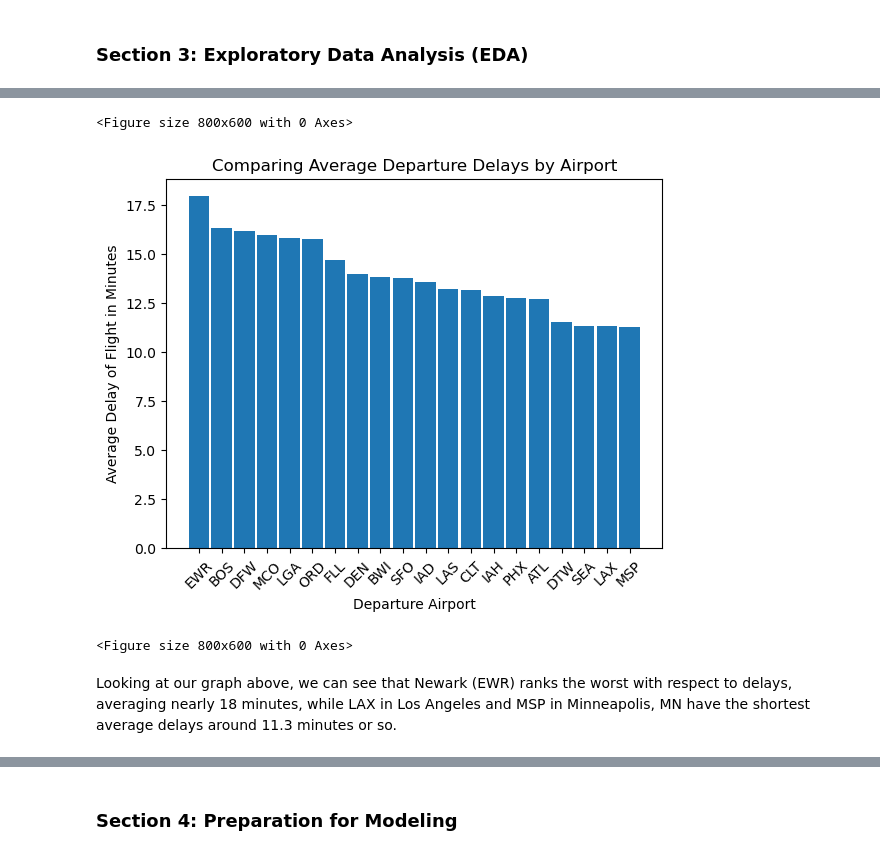
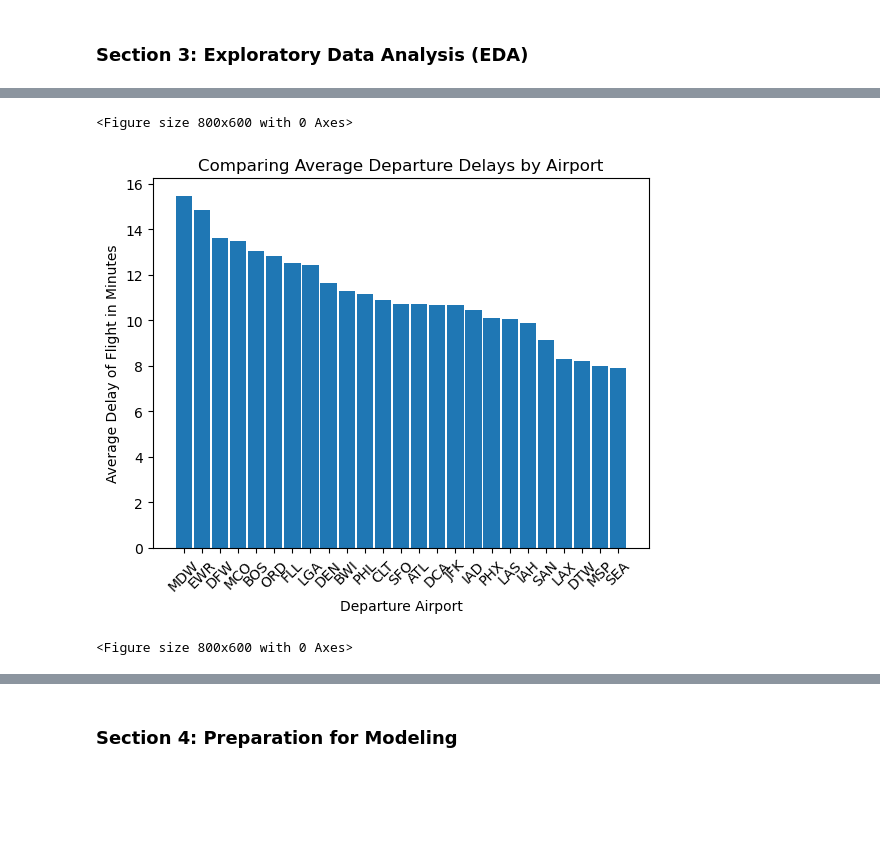
Before and after one commit to parkerho/545Project, a Jupyter notebook: project-notebook.ipynb, the cells around one changed output, grey strips where cells are left out. Saved outputs shown, nothing was run; the diff lists cells and outputs as text; code cells hidden in the pictures; blank space fills up the shorter version.

```diff
--- a/project-notebook.ipynb
+++ b/project-notebook.ipynb
@@ -246,0 +206,5 @@ Wow, it actually looks like the lists are exactly the same, even their order!
+# %%
+#we notice a couple things we may want to handle. For instance, we will want to drop out FlightDate since we've converted that to Year, Month, Day.
+#we also may want to adjust our dep_min_delay values to only be positive (we don't want to predict early flights)
+#drop the FlightDate Column
+df_flights_2018_clean = df_flights_2018_clean.drop('FlightDate', axis=1)
@@ -246,0 +352,9 @@ Wow, it actually looks like the lists are exactly the same, even their order!
+# %%
+#Filter by top origins
+#we need to reduce the dataset further before modeling.
+#It currently includes all airports in the USA which is just too much to one hot encode. So we're going to reduce it down.
+
+#1. Let's see which airports are the most common
+origin_counts = df_flights_2018_active['Origin'].value_counts()
+top_origins = origin_counts.head(25)
+print(top_origins)
@@ -246,0 +379,6 @@ Wow, it actually looks like the lists are exactly the same, even their order!
+# %%
+# filter by top destinations
+# now let's get our top destinations
+dest_counts = df_flights_2018_active['Dest'].value_counts()
+top_dest = dest_counts.head(25)
+print(top_dest)
@@ -246,0 +403,20 @@ Wow, it actually looks like the lists are exactly the same, even their order!
+# %%
+#Now that we have our list of top origins and destinations, we are going to reduce it further by only including these airports
+#how many flights do we currently have in the dataset?
+print(df_flights_2018_active.shape[0])
+# we have about 2.2 million rows right now
+# we only want to keep rows of data that either have an origin in our top list or destinations in our top list
+
+#create the boolean conditions to compare to
+origin_condition = df_flights_2018_active['Origin'].isin(top_origins.index)
+dest_condition = df_flights_2018_active['Dest'].isin(top_dest.index)
+#apply the filters
+#df_flights_2018_active = df_flights_2018_active[origin_condition | dest_condition]
+df_flights_2018_active = df_flights_2018_active[origin_condition]
+reduced_1 = len(df_flights_2018_active)
+df_flights_2018_active = df_flights_2018_active[dest_condition]
+reduced_2 = len(df_flights_2018_active)
+
+#now how many rows do we have?
+print(df_flights_2018_active.shape[0])
+print(df_flights_2018_active.Dest.nunique())
@@ -328,17 +542,15 @@ pay attention in Math Foundations 5920!
 # %%
 # We now consider the question of which airports have the worst departure delays
 
-airport_delays = df_flights_2018_clean_reduced.groupby('Origin')['dep_min_delay'].mean().sort_values(ascending=False).reset_index()
+airport_delays = df_flights_2018_active.groupby('Origin')['dep_min_delay'].mean().sort_values(ascending=False).reset_index()
 
 plt.bar(airport_delays['Origin'], airport_delays['dep_min_delay'], width=.9, align='center')
 plt.xlabel("Departure Airport")
 plt.ylabel("Average Delay of Flight in Minutes")
 plt.title("Comparing Average Departure Delays by Airport")
 plt.xticks(rotation=45)
 plt.figure(figsize=(8,6))
 # %% [output]
 <Figure size 800x600 with 0 Axes>
-[figure, old version]
+[figure, new version]
 <Figure size 800x600 with 0 Axes>
-# %% [markdown]
-Looking at our graph above, we can see that Newark (EWR) ranks the worst with respect to delays, averaging nearly 18 minutes, while LAX in Los Angeles and MSP in Minneapolis, MN have the shortest average delays around 11.3 minutes or so.
```
Also changed, not shown: parts of 84 cells of this notebook.
